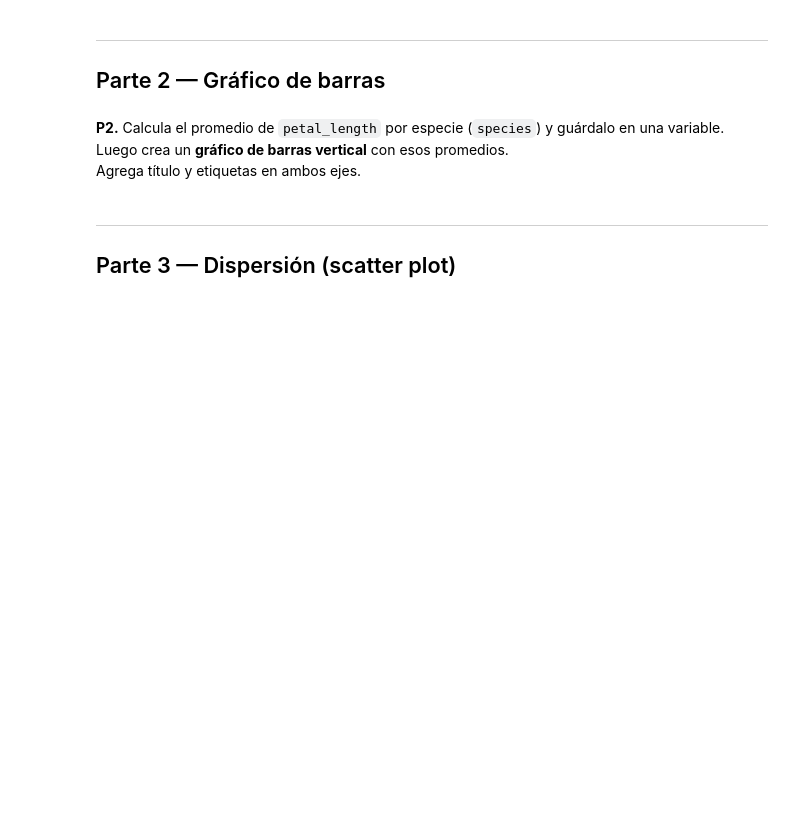
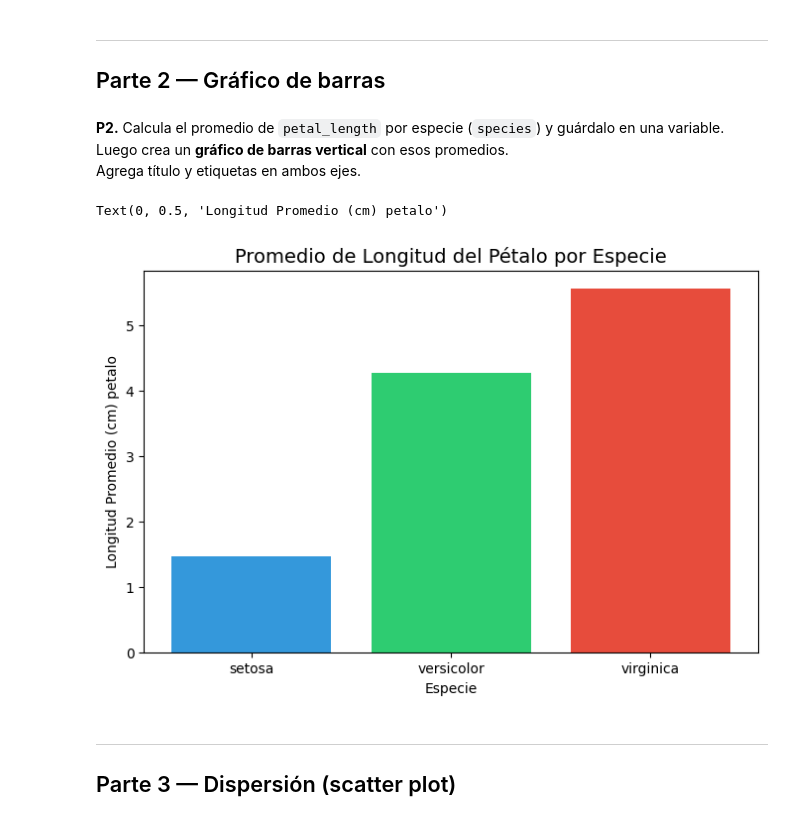
Before and after one commit to aemedina24/intro_ciencia_datos, a Jupyter notebook: tareas/03-visualizacion/tarea_03_visualizacion.ipynb, the cells around one changed output. Cells and saved outputs as stored; diff of their text form; code cells hidden in the pictures; blank space fills up the shorter version.

```diff
--- a/tareas/03-visualizacion/tarea_03_visualizacion.ipynb
+++ b/tareas/03-visualizacion/tarea_03_visualizacion.ipynb
@@ -32,3 +45,19 @@ Agrega título y etiquetas en ambos ejes.
+# %%
+
+mean_petal_lenght = df.groupby('species')['petal_length'].mean()
+
+
+fig, ax = plt.subplots(figsize=(8, 5))
+
+ax.bar(mean_petal_lenght.index, mean_petal_lenght.values, color=['#3498db', '#2ecc71', '#e74c3c'])
+
+
+ax.set_title("Promedio de Longitud del Pétalo por Especie", fontsize=14)
+ax.set_xlabel("Especie")
+ax.set_ylabel("Longitud Promedio (cm) petalo")
+# %% [output]
+Text(0, 0.5, 'Longitud Promedio (cm) petalo')
+[figure, added]
 # %% [markdown]
 ---
 ## Parte 3 — Dispersión (scatter plot)
```
Also changed, not shown: parts of 3 cells of this notebook.
